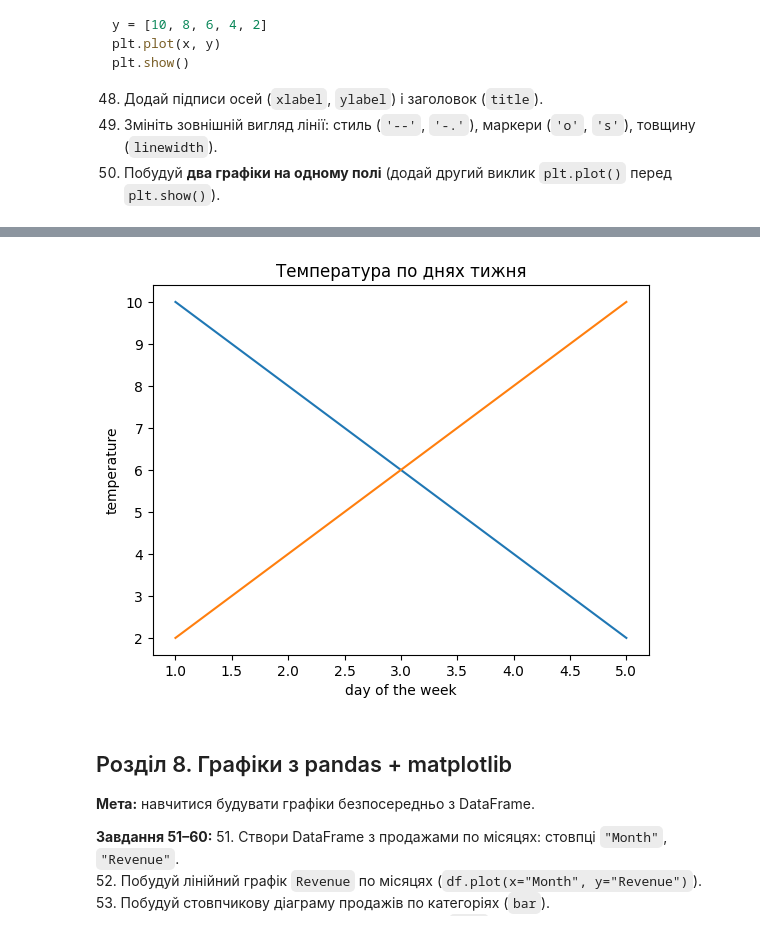
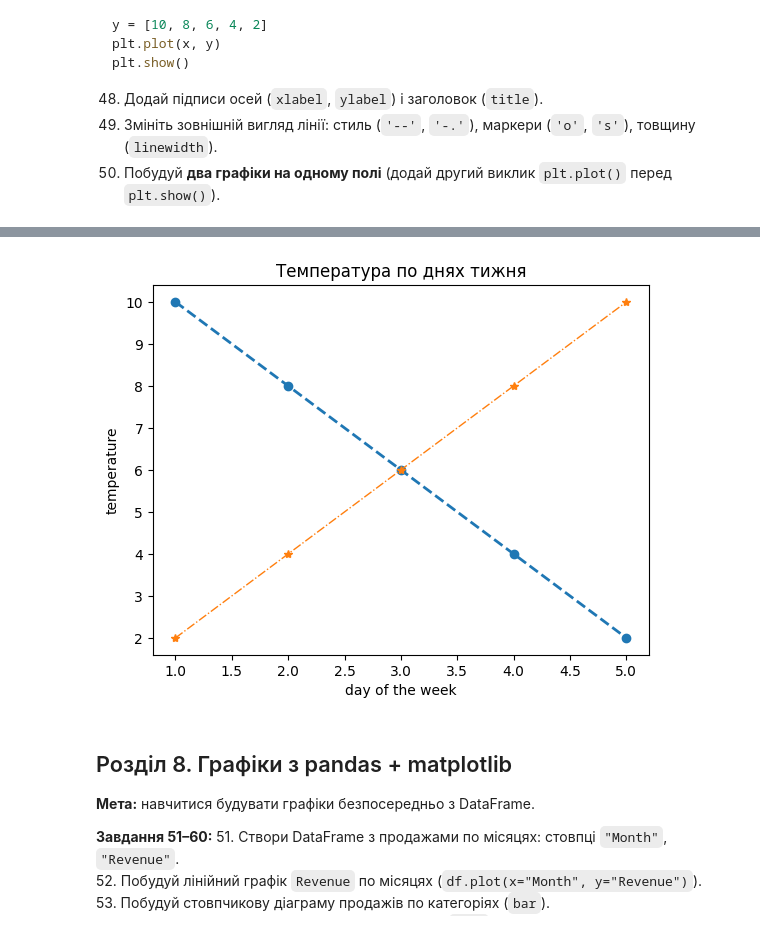
Before and after one commit to SvitlanaShustur/test-tasks-Python-DTA, a Jupyter notebook: pandas_matplotlib_practice.ipynb, the cells around one changed output, grey strips where cells are left out. Drawn from its saved outputs; the diff is of its cells as text; code cells hidden in the pictures.

```diff
--- a/pandas_matplotlib_practice.ipynb
+++ b/pandas_matplotlib_practice.ipynb
@@ -801,7 +796,6 @@ plt.show()
 # %%
-x = [1, 2, 3, 4, 5]
-y = [10, 8, 6, 4, 2]
-plt.plot(x, y, linestyle='--', marker='o', linewidth = 2) # Стиль лінії, маркери та товщина лінії
+# 48. Додай підписи осей (`xlabel`, `ylabel`) і заголовок (`title`).
+plt.plot(x, y)
 plt.xlabel("day of the week") # Підпис осі X
 plt.ylabel("temperature") # Підпис осі Y
 plt.title("Температура по днях тижня") # Заголовок графіка
@@ -811,15 +814,15 @@ plt.show()
 # %%
-x = [1, 2, 3, 4, 5]
-y1 = [10, 8, 6, 4, 2]
+# 50. Побудуй **два графіки на одному полі** (додай другий виклик `plt.plot()` перед `plt.show()`).
+y = [10, 8, 6, 4, 2]
 y2 = [2, 4, 6, 8, 10]
-plt.plot(x, y1)
-plt.plot(x, y2)
+plt.plot(x, y, linestyle='--', marker='o', linewidth=2) # перший графік синій
+plt.plot(x, y2, linestyle='-.', marker='*', linewidth=1) # другий графік оранжевий
 plt.xlabel("day of the week") # Підпис осі X
 plt.ylabel("temperature") # Підпис осі Y
 plt.title("Температура по днях тижня") # Заголовок графіка
 plt.show()
 # %% [output]
-[figure, old version]
+[figure, new version]
 # %% [markdown]
 ## Розділ 8. Графіки з pandas + matplotlib
 **Мета:** навчитися будувати графіки безпосередньо з DataFrame.
```
Also changed, not shown: parts of 18 cells of this notebook.
